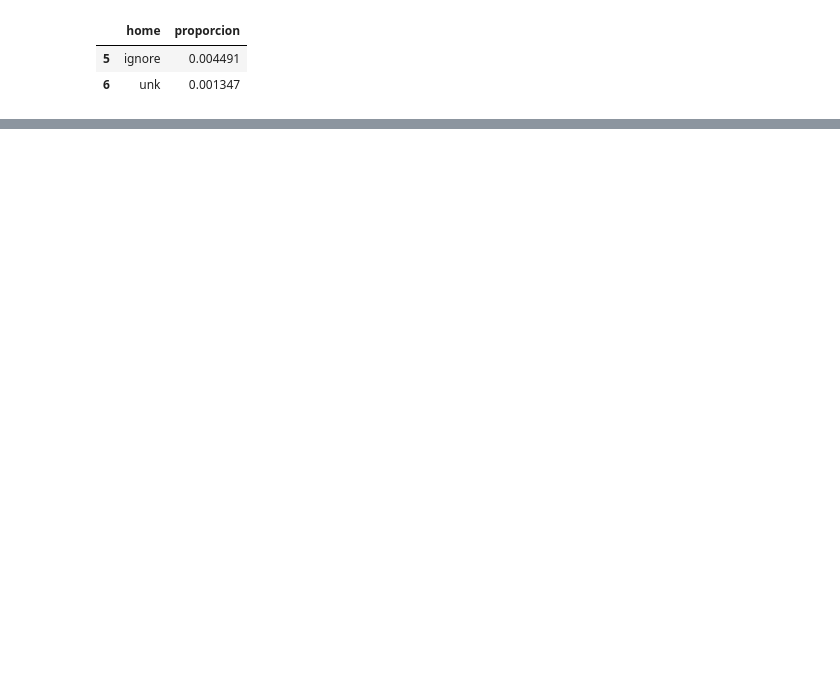
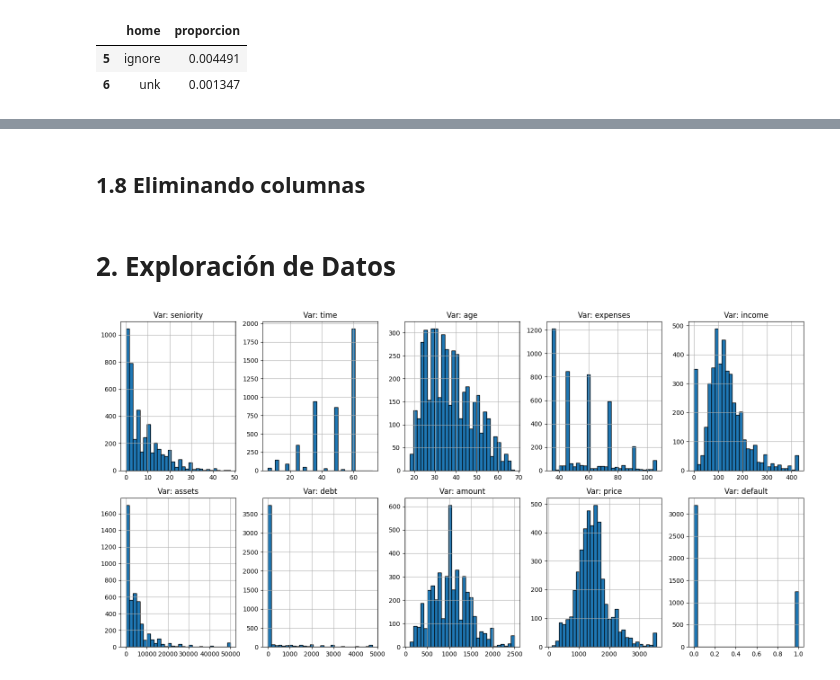
Before and after one commit to DsRaul/Creding_Scoring, a Jupyter notebook: Credit_Scoring_Prediction_RS.ipynb, the cells around one changed output, grey strips where cells are left out. Cells and saved outputs as stored; diff of their text form; code cells hidden in the pictures; blank space fills up the shorter version.

```diff
--- a/Credit_Scoring_Prediction_RS.ipynb
+++ b/Credit_Scoring_Prediction_RS.ipynb
@@ -434,0 +460,6 @@ frequency_home
+# %%
+# Reemplazar 'ignore' y 'unk' por 'other'
+data_treatment['marital'] = data_treatment['marital'].replace(['separated', 'widow','divorced', 'unk'], 'other')
+freq_marital = data_treatment['marital'].value_counts().reset_index()
+freq_marital.columns = ['marital', 'count']
+freq_marital
@@ -434,0 +499,6 @@ frequency_home
+# %%
+# Reemplazar 'ignore' y 'unk' por 'other'
+data_treatment['job'] = data_treatment['job'].replace(['other'], 'others')
+freq_job = data_treatment['job'].value_counts().reset_index()
+freq_job.columns = ['job', 'count']
+freq_job
@@ -434,0 +511,18 @@ frequency_home
+# %% [markdown]
+## 1.8 Eliminando columnas
+# %% [markdown]
+# **2. Exploración de Datos**
+# %%
+# Visualización de las distribuciones después del truncamiento
+num_cols = data_treatment.select_dtypes(include=np.number).columns      # Seleccionar solo columnas numéricas
+fig, axes = plt.subplots(2, 5, figsize=(16, 8))                         # Crear una cuadrícula de 2 filas por 5 columnas
+ax_flat = axes.flatten()                                                # Aplanar el arreglo de ejes para iterar
+
+for i, col in enumerate(num_cols):
+    data_treatment[col].hist(ax=ax_flat[i], bins=30, edgecolor='black')
+    ax_flat[i].set_title(f"Var: {col}")
+
+plt.tight_layout()                                                      # Ajusta automáticamente el diseño
+plt.show()
+# %% [output]
+[figure, added]
```
Also changed, not shown: parts of 14 cells of this notebook, 1 other file.
